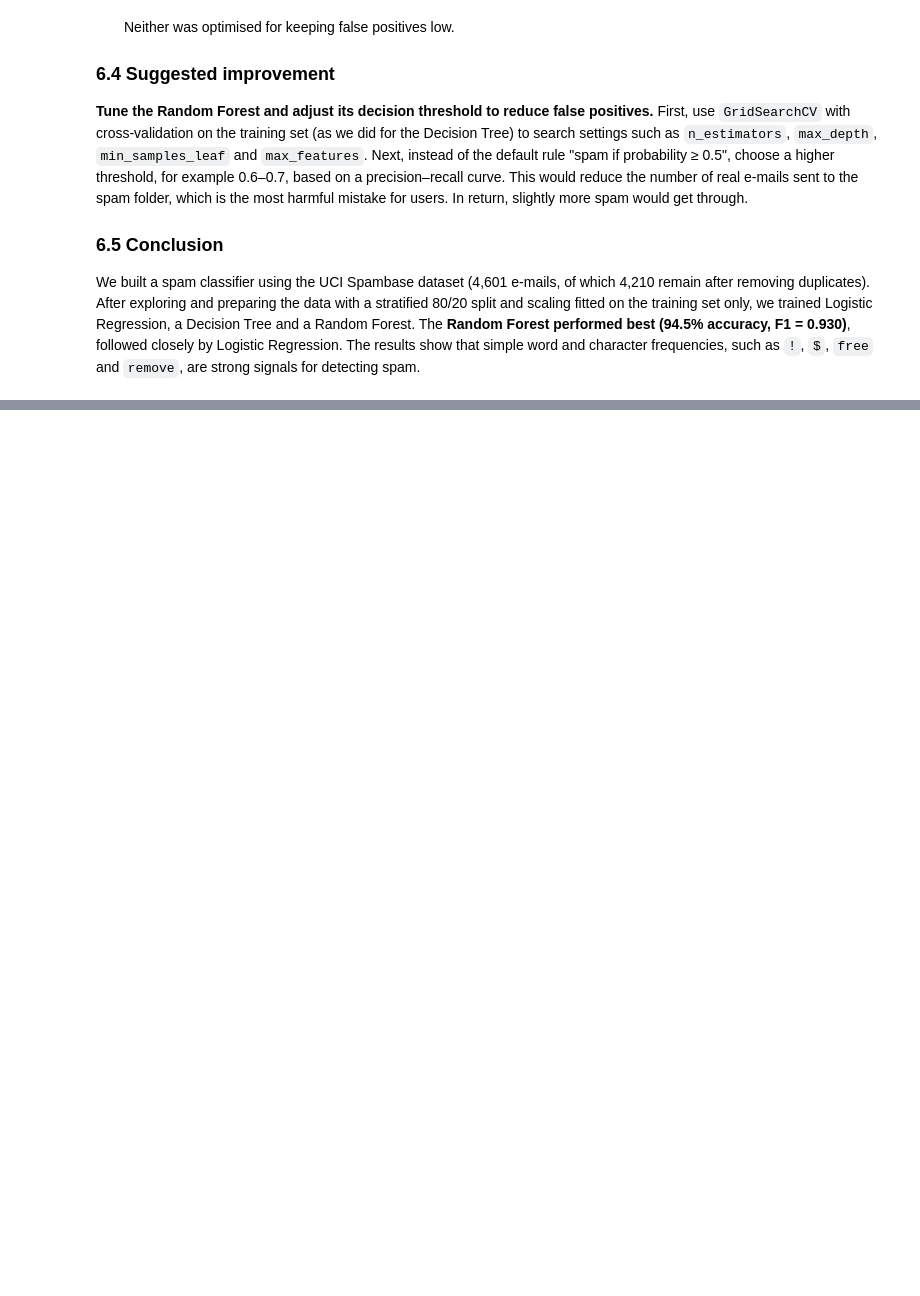
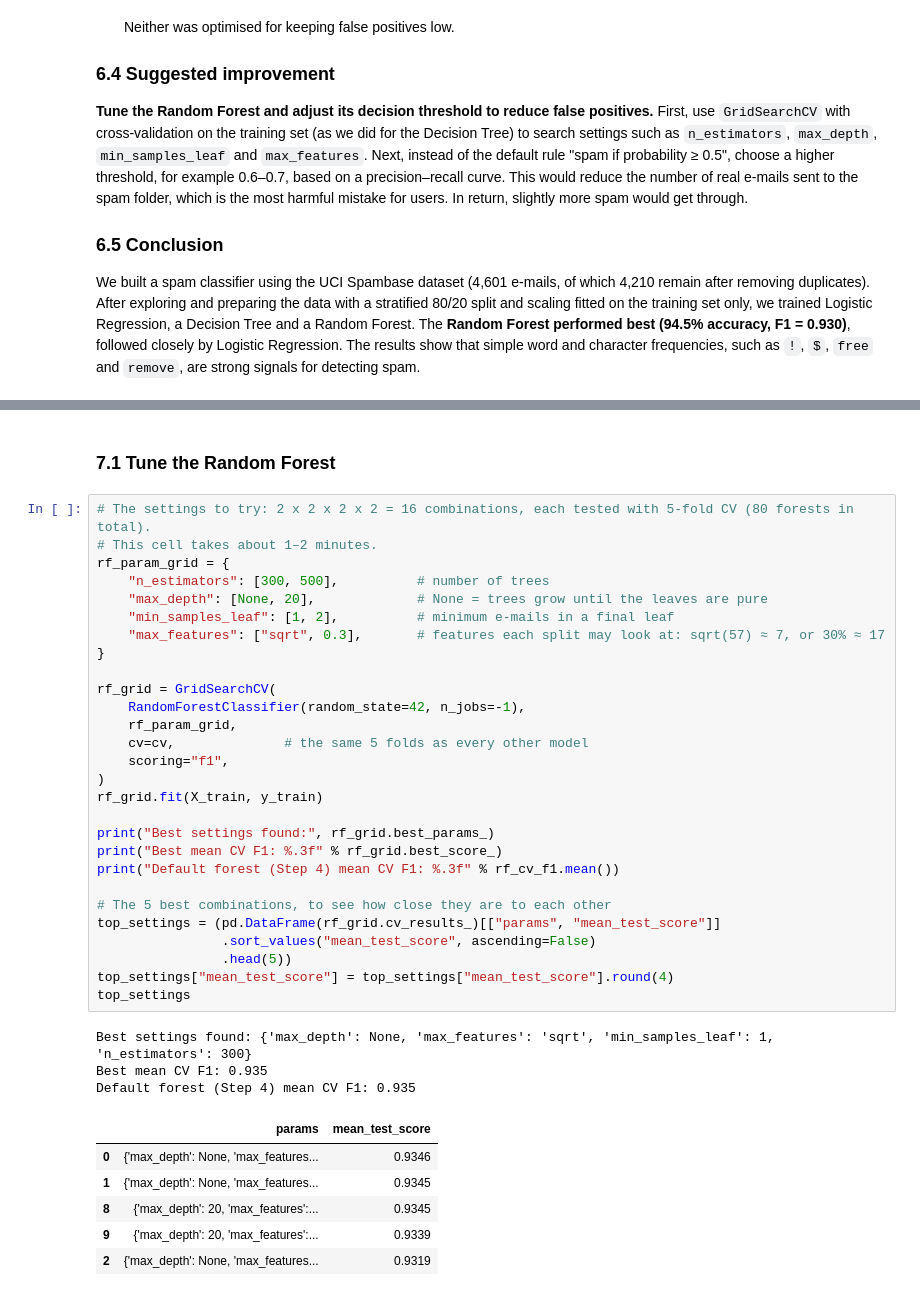
Before and after one commit to nora2164/Machine-Learning-project, a Jupyter notebook: Spambase_Classification.ipynb, the cells around one changed output, grey strips where cells are left out. Saved outputs shown, nothing was run; the diff lists cells and outputs as text; blank space fills up the shorter version.

```diff
--- a/Spambase_Classification.ipynb
+++ b/Spambase_Classification.ipynb
@@ -900,0 +910,40 @@ We built a spam classifier using the UCI Spambase dataset (4,601 e-mails, of whi
+# %% [markdown]
+### 7.1 Tune the Random Forest
+# %%
+# The settings to try: 2 x 2 x 2 x 2 = 16 combinations, each tested with 5-fold CV (80 forests in total).
+# This cell takes about 1–2 minutes.
+rf_param_grid = {
+    "n_estimators": [300, 500],          # number of trees
+    "max_depth": [None, 20],             # None = trees grow until the leaves are pure
+    "min_samples_leaf": [1, 2],          # minimum e-mails in a final leaf
+    "max_features": ["sqrt", 0.3],       # features each split may look at: sqrt(57) ≈ 7, or 30% ≈ 17
+}
+
+rf_grid = GridSearchCV(
+    RandomForestClassifier(random_state=42, n_jobs=-1),
+    rf_param_grid,
+    cv=cv,              # the same 5 folds as every other model
+    scoring="f1",
+)
+rf_grid.fit(X_train, y_train)
+
+print("Best settings found:", rf_grid.best_params_)
+print("Best mean CV F1: %.3f" % rf_grid.best_score_)
+print("Default forest (Step 4) mean CV F1: %.3f" % rf_cv_f1.mean())
+
+# The 5 best combinations, to see how close they are to each other
+top_settings = (pd.DataFrame(rf_grid.cv_results_)[["params", "mean_test_score"]]
+                .sort_values("mean_test_score", ascending=False)
+                .head(5))
+top_settings["mean_test_score"] = top_settings["mean_test_score"].round(4)
+top_settings
+# %% [output]
+Best settings found: {'max_depth': None, 'max_features': 'sqrt', 'min_samples_leaf': 1, 'n_estimators': 300}
+Best mean CV F1: 0.935
+Default forest (Step 4) mean CV F1: 0.935
+|  | params | mean_test_score |
+| 0 | {'max_depth': None, 'max_features... | 0.9346 |
+| 1 | {'max_depth': None, 'max_features... | 0.9345 |
+| 8 | {'max_depth': 20, 'max_features':... | 0.9345 |
+| 9 | {'max_depth': 20, 'max_features':... | 0.9339 |
+| 2 | {'max_depth': None, 'max_features... | 0.9319 |
```
Also changed, not shown: parts of 8 cells of this notebook, 4 other files.
